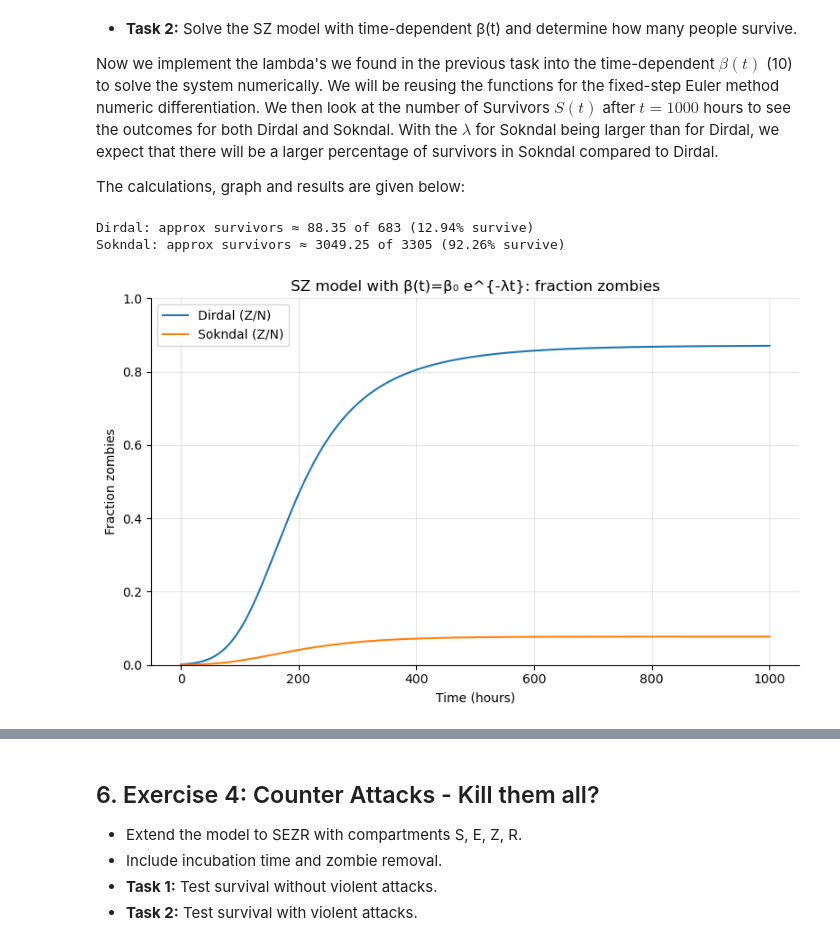
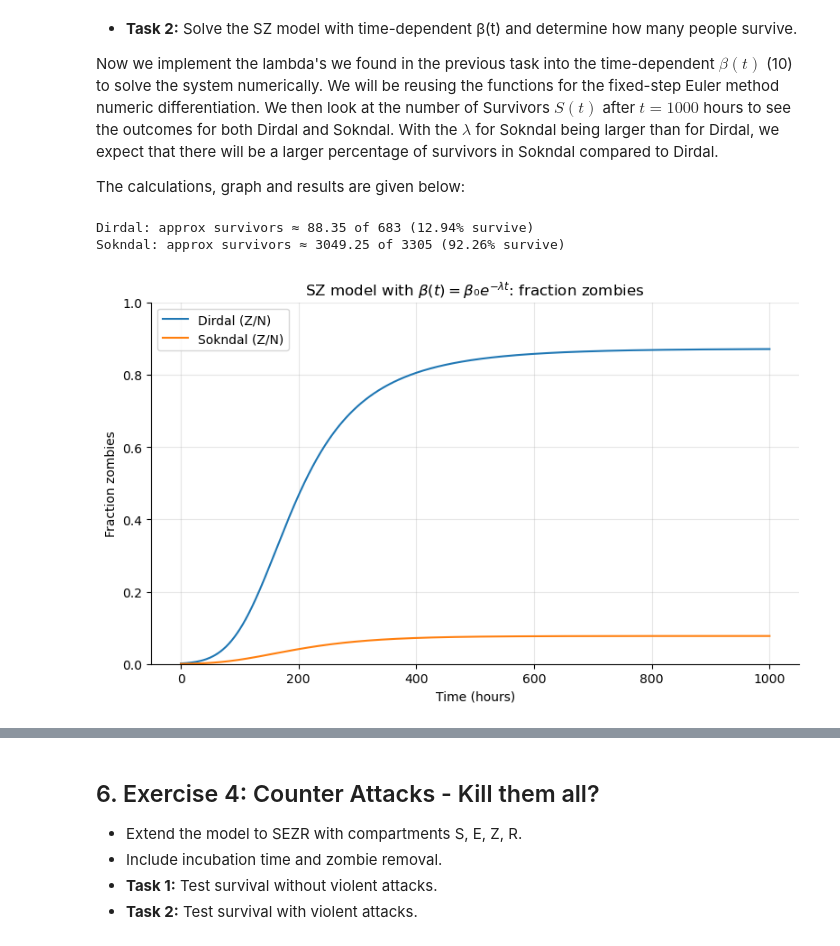
Before and after one commit to AmundRB/MOD300Project2, a Jupyter notebook: project2_template.ipynb, the cells around one changed output, grey strips where cells are left out. Saved outputs shown, nothing was run; the diff lists cells and outputs as text; code cells hidden in the pictures.

```diff
--- a/project2_template.ipynb
+++ b/project2_template.ipynb
@@ -467,32 +467,32 @@ results = []
 for name, N, beta_fn in [
     ("Dirdal", 683,  beta_dir),
     ("Sokndal", 3305, beta_sok),
 ]:
     S0 = N - Z0
     f  = make_sz_rhs(beta_fn)
     t, y = euler_solve(f, (0.0, t_end), [S0, Z0], dt)
     S, Z = y[:,0], y[:,1]
     survivors = S[-1]                     # S at end ≈ survivors
     results.append((name, N, survivors, survivors/N, t, Z))
 
 # print summary
 for name, N, survivors, frac, _, _ in results:
     print(f"{name}: approx survivors ≈ {survivors:.2f} of {N} "
           f"({100*frac:.2f}% survive)")
 
 # quick visualization (fraction zombies over time)
 plt.figure(figsize=(8,5))
 for name, N, _, _, t, Z in results:
     plt.plot(t, Z/N, label=f"{name} (Z/N)")
 plt.xlabel("Time (hours)")
 plt.ylabel("Fraction zombies")
-plt.title("SZ model with β(t)=β₀ e^{-λt}: fraction zombies")
+plt.title(r"SZ model with $\beta(t)=\beta₀ e^{-\lambda t}$: fraction zombies")
 plt.ylim(0, 1)
 plt.legend()
 plt.grid(True, alpha=0.3)
 plt.tight_layout()
 plt.show()
 # %% [output]
 Dirdal: approx survivors ≈ 88.35 of 683 (12.94% survive)
 Sokndal: approx survivors ≈ 3049.25 of 3305 (92.26% survive)
-[figure, old version]
+[figure, new version]
```
Also changed, not shown: parts of 1 cell of this notebook.
